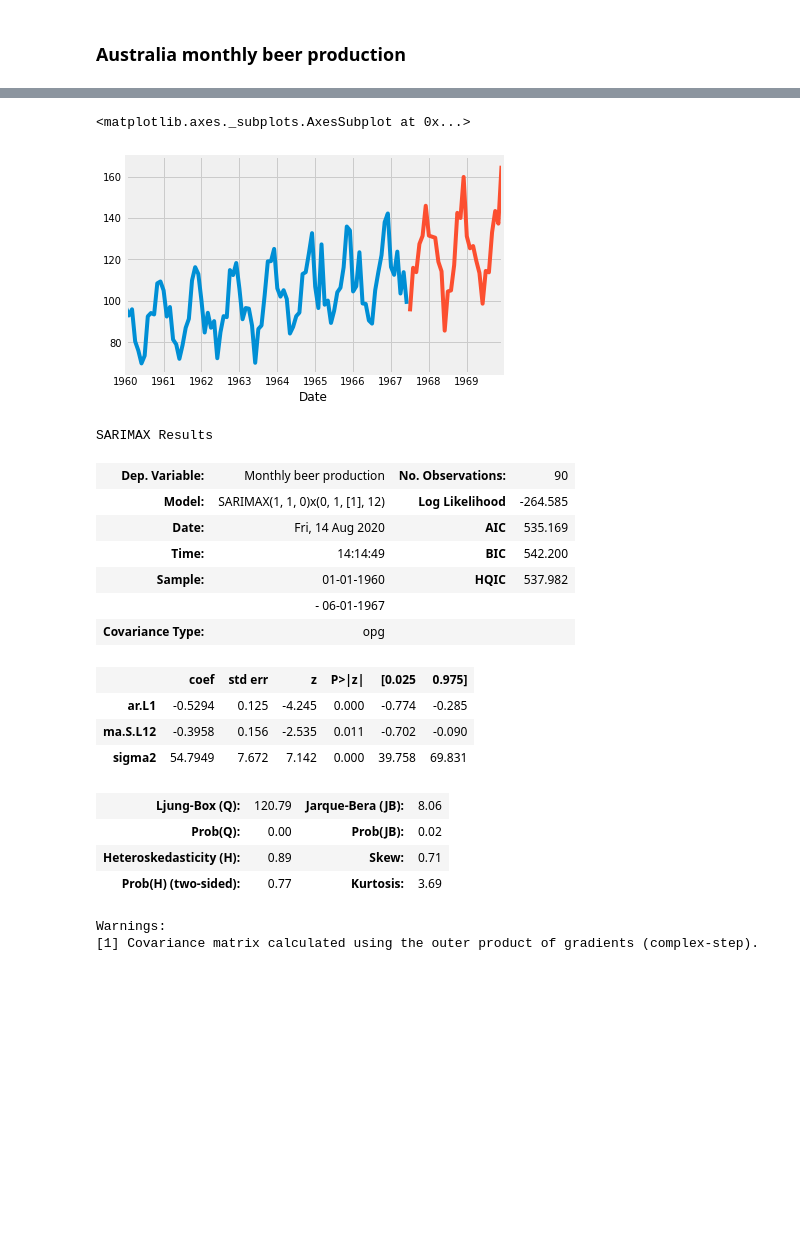
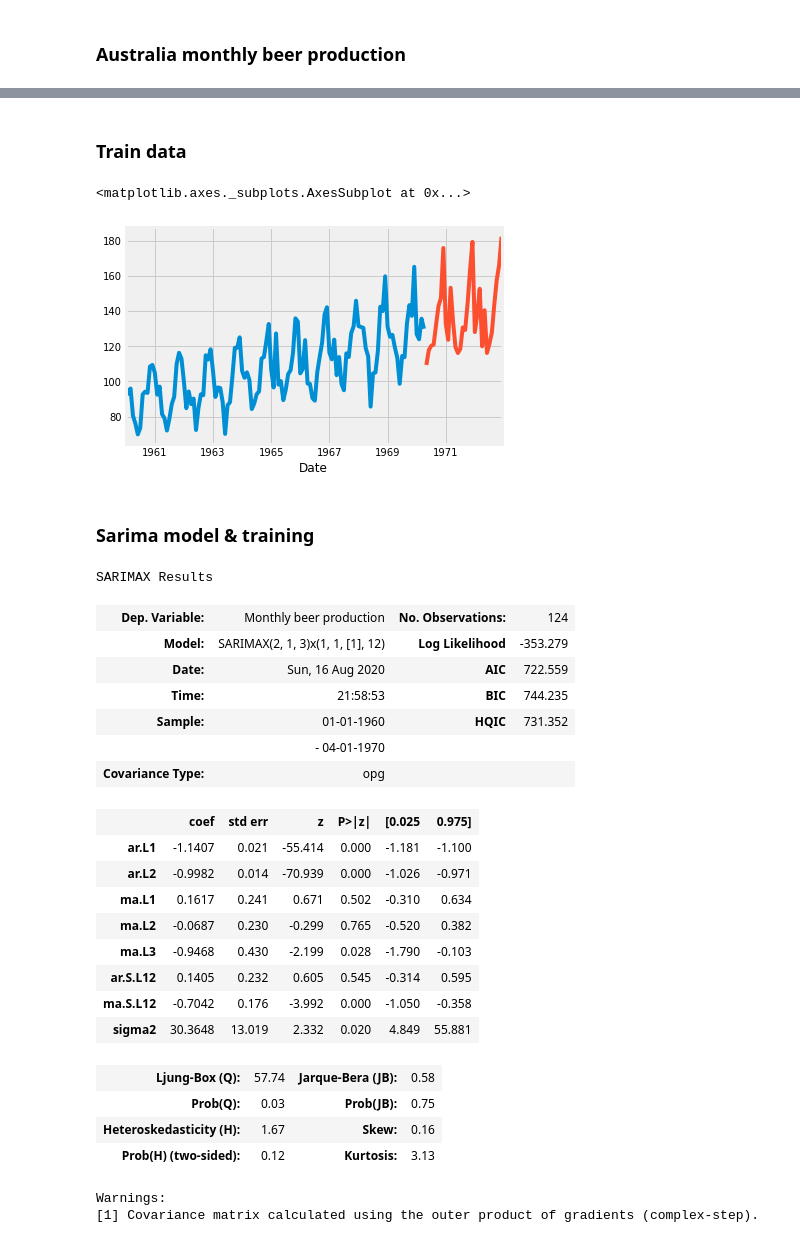
Before and after one commit to r0702301/Big-Data-Course, a Jupyter notebook: Jupyter/Forecasting/Forecasting.ipynb, the cells around one changed output, grey strips where cells are left out. Cells and saved outputs as stored; diff of their text form; code cells hidden in the pictures; blank space fills up the shorter version.

```diff
--- a/Jupyter/Forecasting/Forecasting.ipynb
+++ b/Jupyter/Forecasting/Forecasting.ipynb
@@ -26,7 +30,7 @@ df = pd.read_csv('monthly-beer-production-in-austr.csv')
 df['Date'] = pd.to_datetime(df['Month'])
 df = df.drop('Month',1)
 df = df[df.Date > '1959-12-01']
-df = df[df.Date < '1970-01-01']
+df = df[df.Date < '1973-01-01']
 df.set_index('Date', inplace=True)
 df
 # %% [output]
@@ -186,35 +203,44 @@ Warnings:
+# %% [markdown]
+### Train data
 # %%
 #divide into train and validation set
-train = df[:int(0.75*(len(df)))]
-test = df[int(0.75*(len(df))):]
+train = df[:int(0.80*(len(df)))]
+test = df[int(0.80*(len(df))):]
 
 #plotting the data
 train['Monthly beer production'].plot()
 test['Monthly beer production'].plot()
 # %% [output]
 <matplotlib.axes._subplots.AxesSubplot at 0x...>
-[figure, old version]
+[figure, new version]
+# %% [markdown]
+### Sarima model & training
 # %%
 import statsmodels.api as sm
-model = SARIMAX(train['Monthly beer production'],order=(1,1,0),seasonal_order=(0,1,1,12))
+model = SARIMAX(train['Monthly beer production'],order=(2,1,3),seasonal_order=(1,1,1,12),enforce_invertibility=False)
 results = model.fit()
 results.summary()
 # %% [output]
 SARIMAX Results
-| Dep. Variable: | Monthly beer production | No. Observations: | 90 |
-| Model: | SARIMAX(1, 1, 0)x(0, 1, [1], 12) | Log Likelihood | -264.585 |
-| Date: | Fri, 14 Aug 2020 | AIC | 535.169 |
-| Time: | 14:14:49 | BIC | 542.200 |
-| Sample: | 01-01-1960 | HQIC | 537.982 |
-|  | - 06-01-1967 |  |  |
+| Dep. Variable: | Monthly beer production | No. Observations: | 124 |
+| Model: | SARIMAX(2, 1, 3)x(1, 1, [1], 12) | Log Likelihood | -353.279 |
+| Date: | Sun, 16 Aug 2020 | AIC | 722.559 |
+| Time: | 21:58:53 | BIC | 744.235 |
+| Sample: | 01-01-1960 | HQIC | 731.352 |
+|  | - 04-01-1970 |  |  |
 | Covariance Type: | opg |  |  |
 |  | coef | std err | z | P>|z| | [0.025 | 0.975] |
-| ar.L1 | -0.5294 | 0.125 | -4.245 | 0.000 | -0.774 | -0.285 |
-| ma.S.L12 | -0.3958 | 0.156 | -2.535 | 0.011 | -0.702 | -0.090 |
-| sigma2 | 54.7949 | 7.672 | 7.142 | 0.000 | 39.758 | 69.831 |
+| ar.L1 | -1.1407 | 0.021 | -55.414 | 0.000 | -1.181 | -1.100 |
+| ar.L2 | -0.9982 | 0.014 | -70.939 | 0.000 | -1.026 | -0.971 |
+| ma.L1 | 0.1617 | 0.241 | 0.671 | 0.502 | -0.310 | 0.634 |
+| ma.L2 | -0.0687 | 0.230 | -0.299 | 0.765 | -0.520 | 0.382 |
+| ma.L3 | -0.9468 | 0.430 | -2.199 | 0.028 | -1.790 | -0.103 |
+| ar.S.L12 | 0.1405 | 0.232 | 0.605 | 0.545 | -0.314 | 0.595 |
+| ma.S.L12 | -0.7042 | 0.176 | -3.992 | 0.000 | -1.050 | -0.358 |
+| sigma2 | 30.3648 | 13.019 | 2.332 | 0.020 | 4.849 | 55.881 |
-| Ljung-Box (Q): | 120.79 | Jarque-Bera (JB): | 8.06 |
-| Prob(Q): | 0.00 | Prob(JB): | 0.02 |
-| Heteroskedasticity (H): | 0.89 | Skew: | 0.71 |
-| Prob(H) (two-sided): | 0.77 | Kurtosis: | 3.69 |
+| Ljung-Box (Q): | 57.74 | Jarque-Bera (JB): | 0.58 |
+| Prob(Q): | 0.03 | Prob(JB): | 0.75 |
+| Heteroskedasticity (H): | 1.67 | Skew: | 0.16 |
+| Prob(H) (two-sided): | 0.12 | Kurtosis: | 3.13 |
 Warnings:
 [1] Covariance matrix calculated using the outer product of gradients (complex-step).
```
Also changed, not shown: parts of 35 cells of this notebook, 4 other files.
